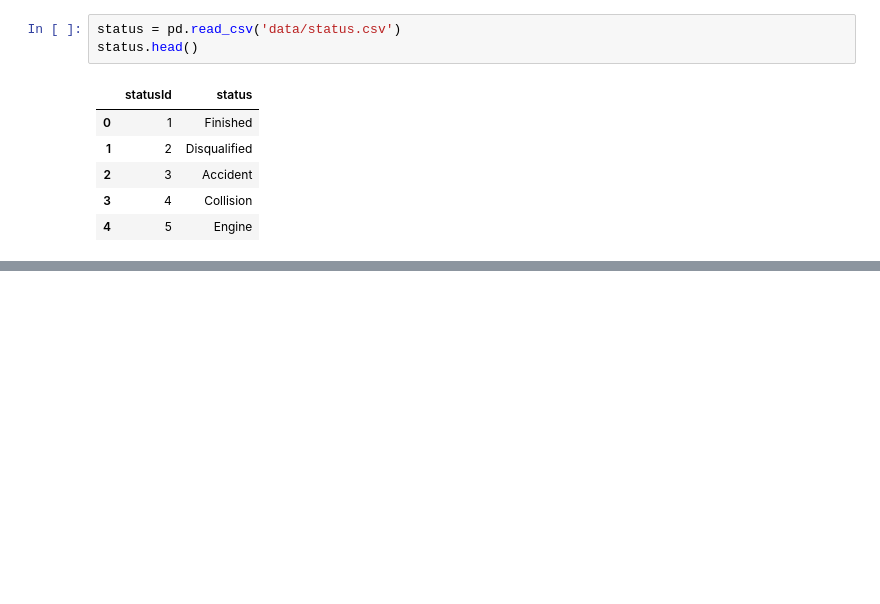
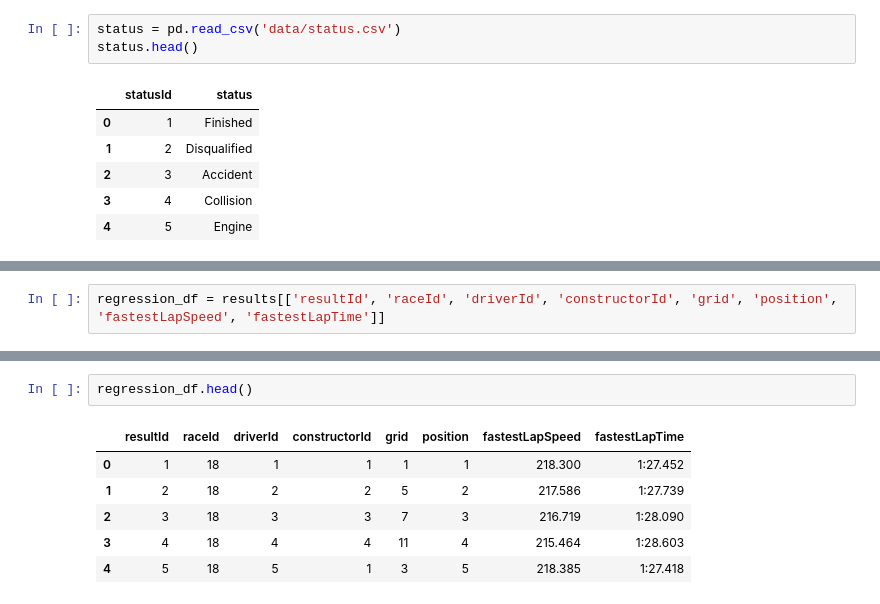
Before and after one commit to abtonmoy/F1-Prediction-Engine, a Jupyter notebook: FastF1EDA.ipynb, the cells around one changed output, grey strips where cells are left out. Drawn from its saved outputs; the diff is of its cells as text; blank space fills up the shorter version.

Commit message:
Describe csv / Begin building regression df

```diff
--- a/FastF1EDA.ipynb
+++ b/FastF1EDA.ipynb
@@ -325,0 +449,2 @@ status.head()
+# %%
+regression_df = results[['resultId', 'raceId', 'driverId', 'constructorId', 'grid', 'position', 'fastestLapSpeed', 'fastestLapTime']]
@@ -325,0 +467,9 @@ status.head()
+# %%
+regression_df.head()
+# %% [output]
+|  | resultId | raceId | driverId | constructorId | grid | position | fastestLapSpeed | fastestLapTime |
+| 0 | 1 | 18 | 1 | 1 | 1 | 1 | 218.300 | 1:27.452 |
+| 1 | 2 | 18 | 2 | 2 | 5 | 2 | 217.586 | 1:27.739 |
+| 2 | 3 | 18 | 3 | 3 | 7 | 3 | 216.719 | 1:28.090 |
+| 3 | 4 | 18 | 4 | 4 | 11 | 4 | 215.464 | 1:28.603 |
+| 4 | 5 | 18 | 5 | 1 | 3 | 5 | 218.385 | 1:27.418 |
```
Also changed, not shown: parts of 17 cells of this notebook.
